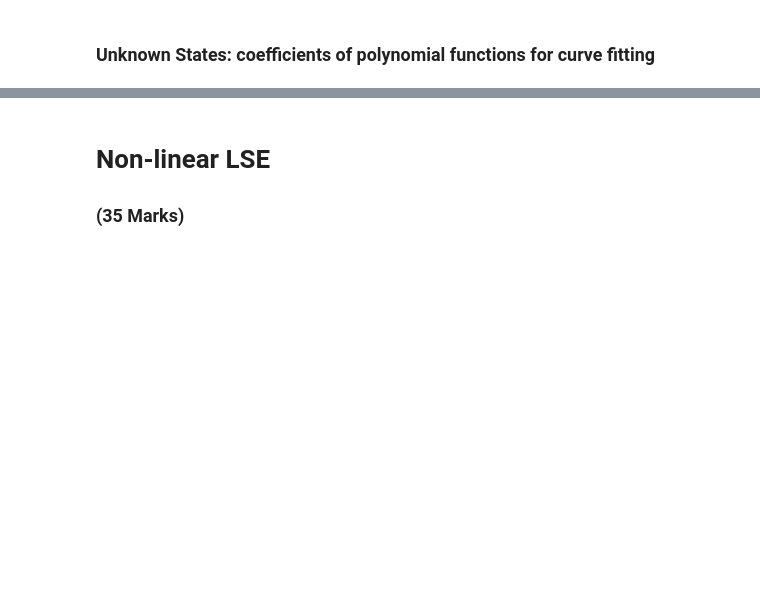
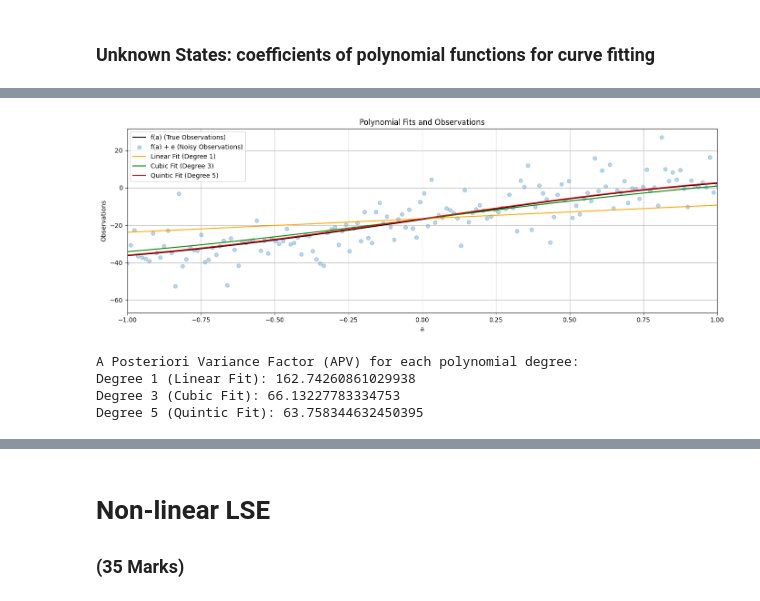
Before and after one commit to elviskwakunyarko/ENGG680_2024_fall, a Jupyter notebook: Lab Assignment 2/Assignment2.ipynb, the cells around one changed output, grey strips where cells are left out. Drawn from its saved outputs; the diff is of its cells as text; code cells hidden in the pictures; blank space fills up the shorter version.

Commit message:
Doing Part 1 (Linear LSE- Q1-7) in the Python Notebook for Lab Assignment 2

```diff
--- a/Lab Assignment 2/Assignment2.ipynb
+++ b/Lab Assignment 2/Assignment2.ipynb
@@ -113,6 +198,11 @@ def fit_polynomial_curve(a: np.ndarray, l: np.ndarray, P: np.ndarray, deg: int)
 # hint: use polyval function from numpy library (check input argument carefully)
 # (1 marks)
 
-line_uw = #...
-cubic_uw = #...
-quintic_uw = #...
+# For degree 1 (linear polynomial)
+line_uw = np.polyval(np.flip(results[1]['coefficients']), a)
+
+# For degree 3 (cubic polynomial)
+cubic_uw = np.polyval(np.flip(results[3]['coefficients']), a)
+
+# For degree 5 (quintic polynomial)
+quintic_uw = np.polyval(np.flip(results[5]['coefficients']), a)
@@ -146,0 +209,61 @@ fig.tight_layout()
+# %%
+# step 8
+# use the matplotlib to plot each polynomial function, noisy observations l, true observations l_true, together in one single figure
+# for the polynomials of line, cubic and quintic, use color of orange, green and red respectively.
+# (2 marks)
+
+# Create a figure and axis for the plot
+fig, ax = plt.subplots(nrows=1, ncols=1, figsize=(14, 5))
+
+# Plot the true observations (l_true) as a black line
+ax.plot(a, l_true, label="f(a) (True Observations)", color='k')
+
+# Plot the noisy observations (l) as a scatter plot
+ax.scatter(a, l, label="f(a) + e (Noisy Observations)", color='tab:blue', marker='o', alpha=0.3)
+
+# Plot the polynomial fits
+# Line polynomial (Degree 1) in orange
+ax.plot(a, line_uw, label="Linear Fit (Degree 1)", color='orange')
+
+# Cubic polynomial (Degree 3) in green
+ax.plot(a, cubic_uw, label="Cubic Fit (Degree 3)", color='green')
+
+# Quintic polynomial (Degree 5) in red
+ax.plot(a, quintic_uw, label="Quintic Fit (Degree 5)", color='red')
+
+# Set the x-axis and y-axis labels
+ax.set_xlabel("a")
+ax.set_ylabel("Observations")
+
+# Set the x-axis range to be from -1 to 1
+ax.set_xlim(-1, 1)
+
+# Add a title
+ax.set_title("Polynomial Fits and Observations")
+
+# Add a legend to differentiate between the plots
+ax.legend()
+
+# Add grid lines
+ax.grid(True, which='both',ls='-',color='0.65')
+
+# Adjust layout to prevent overlap
+fig.tight_layout()
+# %% [output]
+[figure, added]
+# %%
+# step 9
+# print the a posterier variance factor for each polynomial function
+# (3 marks)
+
+# Print the a posteriori variance factor (APV) for each polynomial function
+
+print("A Posteriori Variance Factor (APV) for each polynomial degree:")
+print(f"Degree 1 (Linear Fit): {results[1]['apv']}")
+print(f"Degree 3 (Cubic Fit): {results[3]['apv']}")
+print(f"Degree 5 (Quintic Fit): {results[5]['apv']}")
+# %% [output]
+A Posteriori Variance Factor (APV) for each polynomial degree:
+Degree 1 (Linear Fit): 162.74260861029938
+Degree 3 (Cubic Fit): 66.13227783334753
+Degree 5 (Quintic Fit): 63.758344632450395
```
Also changed, not shown: parts of 32 cells of this notebook.
